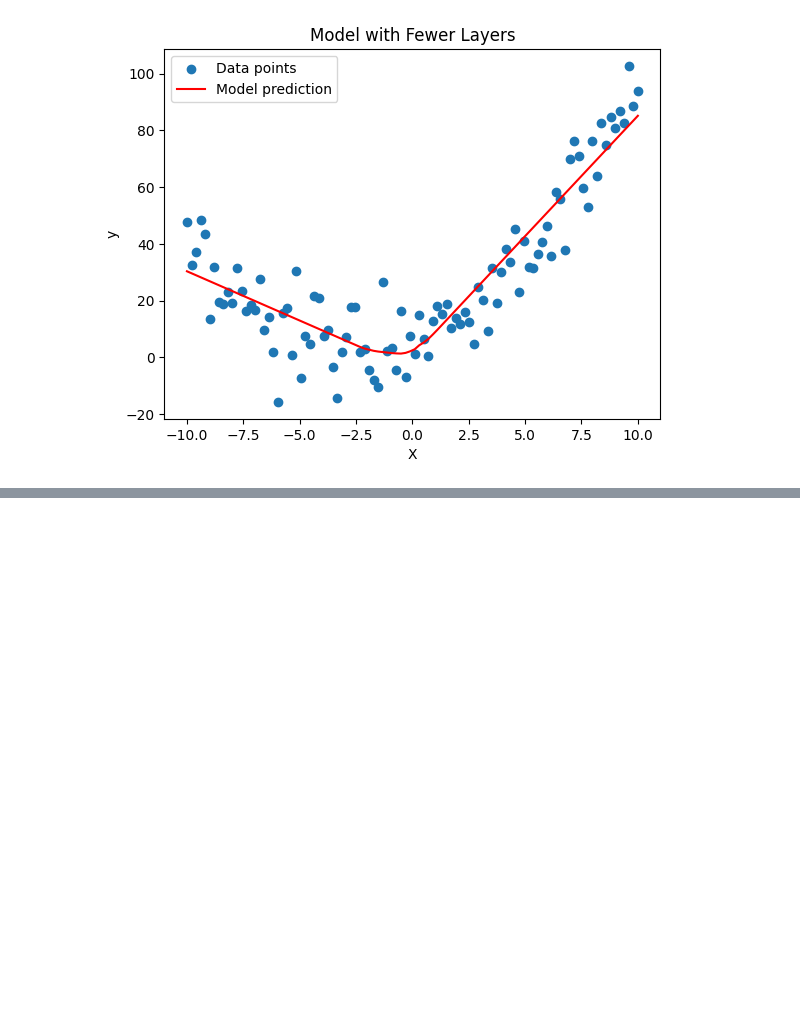
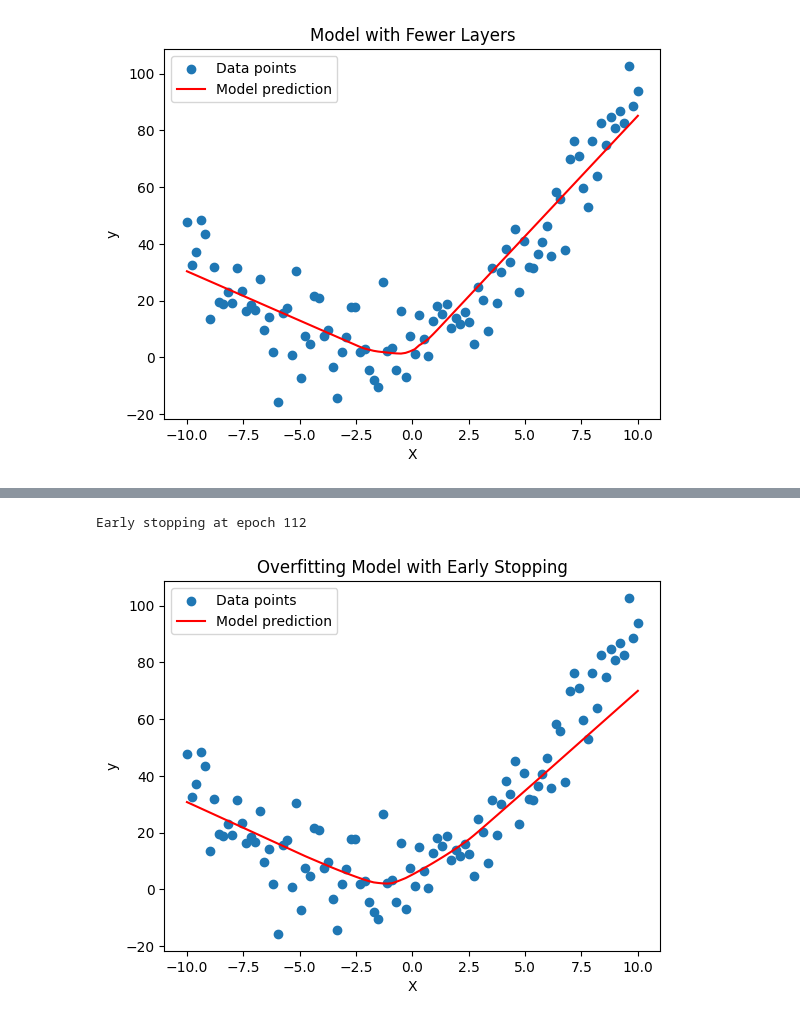
Before and after one commit to j2damax/ml-learning-journey, a Jupyter notebook: pytorch-deep-learning/01_overfitting_underfitting.ipynb, the cells around one changed output, grey strips where cells are left out. Drawn from its saved outputs; the diff is of its cells as text; code cells hidden in the pictures; blank space fills up the shorter version.

```diff
--- a/pytorch-deep-learning/01_overfitting_underfitting.ipynb
+++ b/pytorch-deep-learning/01_overfitting_underfitting.ipynb
@@ -192,0 +221,60 @@ plot_model(fewer_layers_model, X, y, 'Model with Fewer Layers')
+# %%
+# Exercise 5 -Apply Early Stopping technique to the same OverfittingModel
+
+def train_model_with_early_stopping(model, X, y, num_epochs=1000, learning_rate=0.001, patience=50):
+    criterion = nn.MSELoss()
+    optimizer = optim.Adam(model.parameters(), lr=learning_rate)
+
+    # Split data into training and validation sets
+    # Simple split for demonstration
+    split_ratio = 0.8
+    split_index = int(len(X) * split_ratio)
+    X_train, X_val = X[:split_index], X[split_index:]
+    y_train, y_val = y[:split_index], y[split_index:]
+
+    X_train_tensor = torch.tensor(X_train, dtype=torch.float32).unsqueeze(1)
+    y_train_tensor = torch.tensor(y_train, dtype=torch.float32).unsqueeze(1)
+    X_val_tensor = torch.tensor(X_val, dtype=torch.float32).unsqueeze(1)
+    y_val_tensor = torch.tensor(y_val, dtype=torch.float32).unsqueeze(1)
+
+    best_val_loss = float('inf')
+    epochs_no_improve = 0
+
+    for epoch in range(num_epochs):
+        model.train()
+        outputs = model(X_train_tensor)
+        loss = criterion(outputs, y_train_tensor)
+
+        optimizer.zero_grad()
+        loss.backward()
+        optimizer.step()
+
+        # Evaluate on validation set
+        model.eval()
+        with torch.no_grad():
+            val_outputs = model(X_val_tensor)
+            val_loss = criterion(val_outputs, y_val_tensor)
+
+        # Early stopping check
+        if val_loss < best_val_loss:
+            best_val_loss = val_loss
+            epochs_no_improve = 0
+            # Optional: Save the best model state
+            # torch.save(model.state_dict(), 'best_model.pth')
+        else:
+            epochs_no_improve += 1
+            if epochs_no_improve == patience:
+                print(f'Early stopping at epoch {epoch+1}')
+                break
+
+    return model
+
+# Apply early stopping to the original OverfittingModel
+early_stopping_model = OverfittingModel()
+early_stopping_model = train_model_with_early_stopping(early_stopping_model, X, y, num_epochs=1000, patience=100)
+
+# Plot results for the early stopping model
+plot_model(early_stopping_model, X, y, 'Overfitting Model with Early Stopping')
+# %% [output]
+Early stopping at epoch 112
+[figure, added]
```
Also changed, not shown: parts of 4 cells of this notebook.
